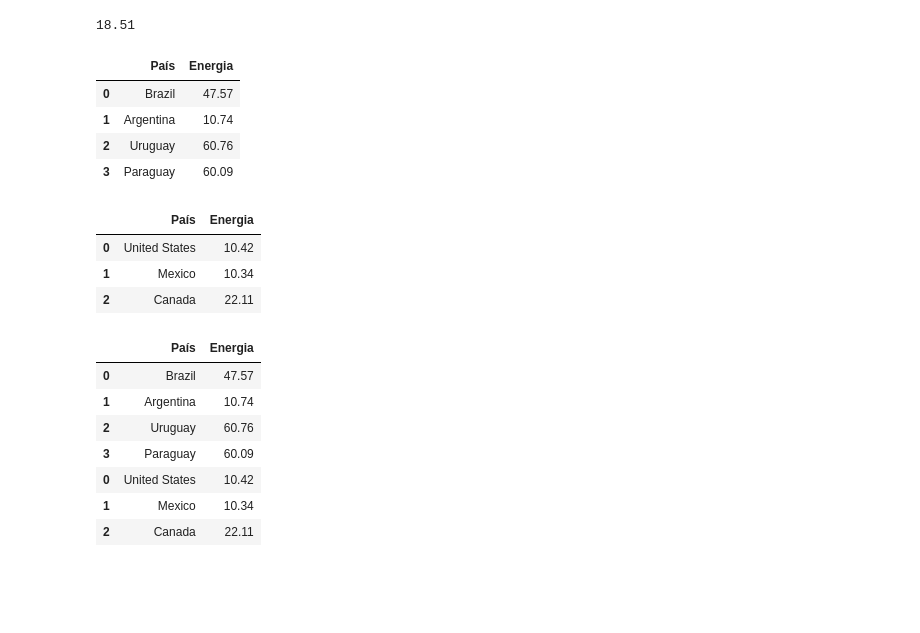
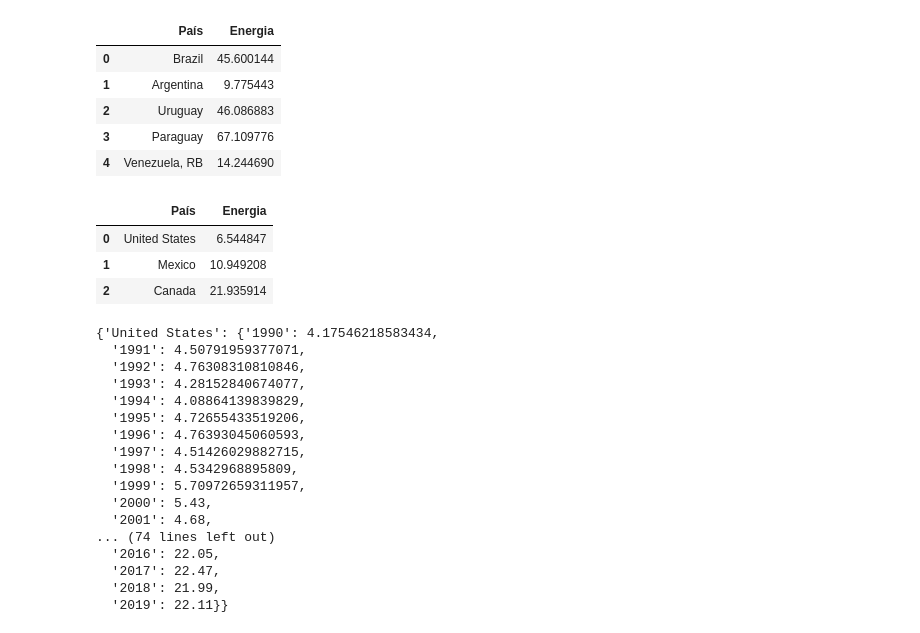
Before and after one commit to eriksoaress/EnergiaRenovavel---Erik-e-Gustavo-Antony, a Jupyter notebook: aps3/APS3.ipynb, the cells around one changed output. Drawn from its saved outputs; the diff is of its cells as text; code cells hidden in the pictures; blank space fills up the shorter version.

```diff
--- a/aps3/APS3.ipynb
+++ b/aps3/APS3.ipynb
@@ -3,58 +3,79 @@ import pandas as pd
 import matplotlib.pyplot as plt
 import numpy as np
 df = pd.read_csv('dados\consumption_total_renewable_electricity.csv', skiprows=4)
-a = df[['2019']]
-a  =a.dropna()
-mediana = np.median(a['2019'])
-display(mediana)
 df.set_index('Country Name', inplace=True)
-# %% [output]
-18.51
 # %%
 #dados_de_2019
 
-paises_do_mercosul = ['Brazil', 'Argentina', 'Uruguay', 'Paraguay']
+paises_do_mercosul = ['Brazil', 'Argentina', 'Uruguay', 'Paraguay', 'Venezuela, RB']
 paises_do_usmca = ['United States', 'Mexico', 'Canada']
+lista_anos = list(range(1990,2020))
 
 
 energias_mercosul = []
+dict_mercosul = {}
 for pais in paises_do_mercosul:
-    energia = df.loc[pais, '2019']
-    energias_mercosul.append(energia)
+    lista_anos_energia = []
+    for ano in lista_anos:
+        energia = df.loc[pais, str(ano)]
+        if pais not in dict_mercosul:
+            dict_mercosul[pais] = {str(ano): energia}
+        else:
+            dict_mercosul[pais][str(ano)] = energia
+        lista_anos_energia.append(energia)
+    energias_mercosul.append(sum(lista_anos_energia)/len(lista_anos_energia))
 
 d = {'País': paises_do_mercosul, "Energia": energias_mercosul}
 df_mercosul = pd.DataFrame(data = d)
 display(df_mercosul)
 
 
 energias_usmca = []
+dict_usmca = {}
 for pais in paises_do_usmca:
-    energia = df.loc[pais, '2019']
-    energias_usmca.append(energia)
+    lista_anos_energia = []
+    for ano in lista_anos:
+        energia = df.loc[pais, str(ano)]
+        if pais not in dict_usmca:
+            dict_usmca[pais] = {str(ano): energia}
+        else:
+            dict_usmca[pais][str(ano)] = energia
+        lista_anos_energia.append(energia)
+    energias_usmca.append(sum(lista_anos_energia)/len(lista_anos_energia))
 
 e = {'País': paises_do_usmca, 'Energia': energias_usmca}
 df_usmca = pd.DataFrame(data = e)
 display(df_usmca)
 
-
+dict_mercosul
+display(dict_usmca)
 frames = [df_mercosul,df_usmca]
 df_juntos = pd.concat(frames)
-df_juntos
 # %% [output]
 |  | País | Energia |
-| 0 | Brazil | 47.57 |
-| 1 | Argentina | 10.74 |
-| 2 | Uruguay | 60.76 |
-| 3 | Paraguay | 60.09 |
+| 0 | Brazil | 45.600144 |
+| 1 | Argentina | 9.775443 |
+| 2 | Uruguay | 46.086883 |
+| 3 | Paraguay | 67.109776 |
+| 4 | Venezuela, RB | 14.244690 |
 |  | País | Energia |
-| 0 | United States | 10.42 |
-| 1 | Mexico | 10.34 |
-| 2 | Canada | 22.11 |
+| 0 | United States | 6.544847 |
+| 1 | Mexico | 10.949208 |
+| 2 | Canada | 21.935914 |
-|  | País | Energia |
-| 0 | Brazil | 47.57 |
-| 1 | Argentina | 10.74 |
-| 2 | Uruguay | 60.76 |
-| 3 | Paraguay | 60.09 |
-| 0 | United States | 10.42 |
-| 1 | Mexico | 10.34 |
-| 2 | Canada | 22.11 |
+{'United States': {'1990': 4.17546218583434,
+  '1991': 4.50791959377071,
+  '1992': 4.76308310810846,
+  '1993': 4.28152840674077,
+  '1994': 4.08864139839829,
+  '1995': 4.72655433519206,
+  '1996': 4.76393045060593,
+  '1997': 4.51426029882715,
+  '1998': 4.5342968895809,
+  '1999': 5.70972659311957,
+  '2000': 5.43,
+  '2001': 4.68,
+... (74 lines left out)
+  '2016': 22.05,
+  '2017': 22.47,
+  '2018': 21.99,
+  '2019': 22.11}}
```
Also changed, not shown: parts of 4 cells of this notebook.
